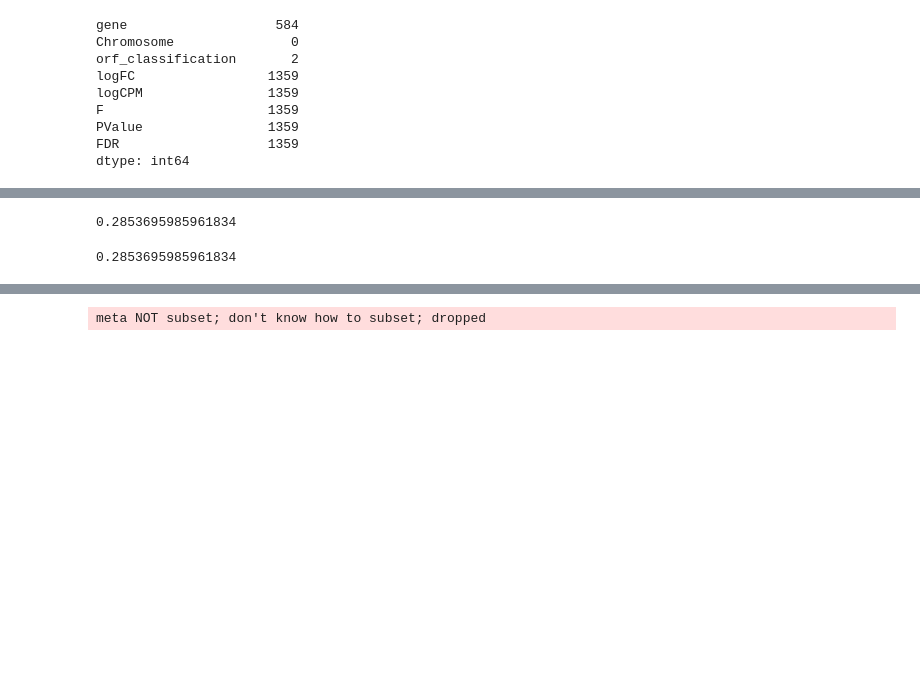
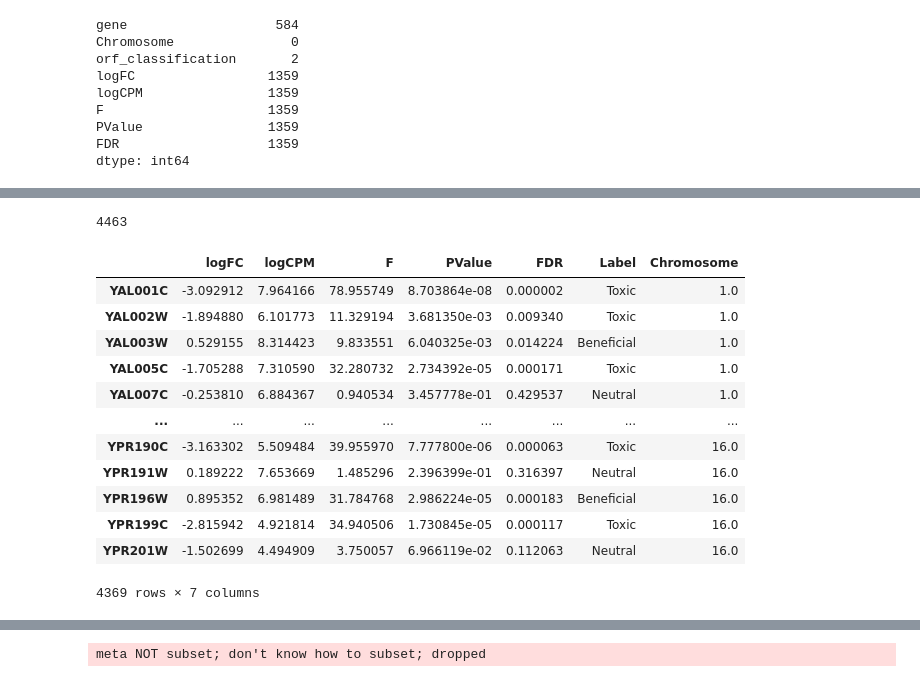
Before and after one commit to JulieRojas/Rojas2024_Aneuploidy, a Jupyter notebook: Aneuploidy_models1_3.ipynb, the cells around one changed output, grey strips where cells are left out. Saved outputs shown, nothing was run; the diff lists cells and outputs as text; code cells hidden in the pictures; blank space fills up the shorter version.

```diff
--- a/Aneuploidy_models1_3.ipynb
+++ b/Aneuploidy_models1_3.ipynb
@@ -169,8 +142,0 @@ Name: count, dtype: int64
-# %%
-1301/moby.shape[0]
-# %% [output]
-0.2853695985961834
-# %%
-1301/moby.shape[0]
-# %% [output]
-0.2853695985961834
@@ -177,2 +148,23 @@ Name: count, dtype: int64
+# %%
+# empty vector plus 4462 genes
+len(g)
+# %% [output]
+4463
 # %%
 mobyC = moby.join(genes[['Chromosome']]).dropna()
+# %%
+mobyC
+# %% [output]
+|  | logFC | logCPM | F | PValue | FDR | Label | Chromosome |
+| YAL001C | -3.092912 | 7.964166 | 78.955749 | 8.703864e-08 | 0.000002 | Toxic | 1.0 |
+| YAL002W | -1.894880 | 6.101773 | 11.329194 | 3.681350e-03 | 0.009340 | Toxic | 1.0 |
+| YAL003W | 0.529155 | 8.314423 | 9.833551 | 6.040325e-03 | 0.014224 | Beneficial | 1.0 |
+| YAL005C | -1.705288 | 7.310590 | 32.280732 | 2.734392e-05 | 0.000171 | Toxic | 1.0 |
+| YAL007C | -0.253810 | 6.884367 | 0.940534 | 3.457778e-01 | 0.429537 | Neutral | 1.0 |
+| ... | ... | ... | ... | ... | ... | ... | ... |
+| YPR190C | -3.163302 | 5.509484 | 39.955970 | 7.777800e-06 | 0.000063 | Toxic | 16.0 |
+| YPR191W | 0.189222 | 7.653669 | 1.485296 | 2.396399e-01 | 0.316397 | Neutral | 16.0 |
+| YPR196W | 0.895352 | 6.981489 | 31.784768 | 2.986224e-05 | 0.000183 | Beneficial | 16.0 |
+| YPR199C | -2.815942 | 4.921814 | 34.940506 | 1.730845e-05 | 0.000117 | Toxic | 16.0 |
+| YPR201W | -1.502699 | 4.494909 | 3.750057 | 6.966119e-02 | 0.112063 | Neutral | 16.0 |
+4369 rows × 7 columns
```
Also changed, not shown: parts of 16 cells of this notebook, 12 other files.
